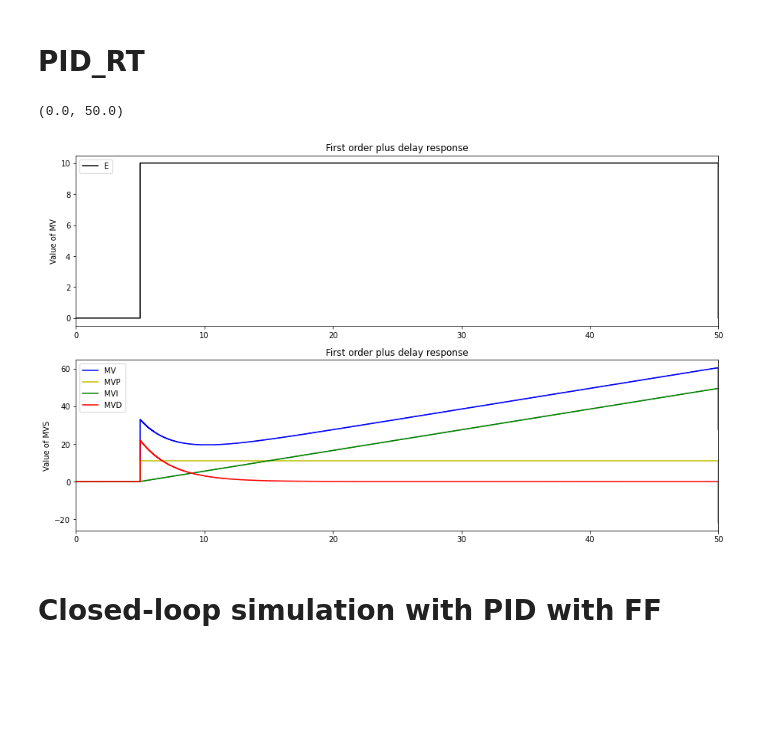
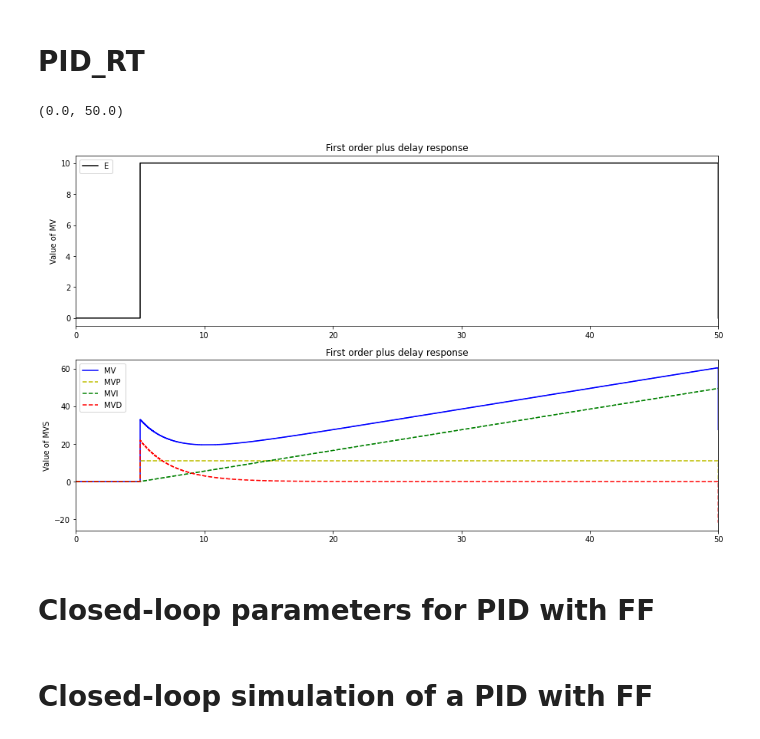
Before and after one commit to jmimassi/Control-Theory, a Jupyter notebook: Package_JM_RS.ipynb, the cells around one changed output. Cells and saved outputs as stored; diff of their text form; code cells hidden in the pictures; blank space fills up the shorter version.

```diff
--- a/Package_JM_RS.ipynb
+++ b/Package_JM_RS.ipynb
@@ -102,13 +102,12 @@ Ti = 10
 Td = 5
 alpha = 0.5
 
-
 for i in range(0,N):
     t.append(i*Ts)
     SelectPath_RT(SPPath,t,SP)
     SelectPath_RT(PVPath,t,PV)
     # PID_RT(SP,PV,Man,MVMan,MVFF,Kc,Ti,Td,alpha, Ts,MVMin,MVMax,MV,MV_P,MV_I,MV_D, E ,MV_FF = False, PVInit = 0, Method = 'EBD-EBD')
-    PID_RT(SP,PV,False,10,10,Kc,Ti,Td,alpha, Ts,0,100,MV,MVP,MVI,MVD,E,False,10,5,Method = 'EBD-EBD')
+    PID_RT(SP,PV,[False],[0],[0],Kc,Ti,Td,alpha, Ts,0,100,MV,MVP,MVI,MVD,E,False,10,5,Method = 'EBD-EBD')
 
 
 plt.figure(figsize = (15,9))
@@ -124,39 +123,39 @@ plt.xlim([0, TSim])
 plt.subplot(2,1,2)
 plt.step(t,MV,'b-',label='MV',where='post')
 #plt.step(t,MVDelay,'b-',linewidth=0.5,label='MV plus delay',where='post')
 plt.ylabel('Value of MV')
 plt.title('First order plus delay response')
 plt.legend(loc='best')
 plt.xlim([0, TSim])
 
 plt.subplot(2,1,2)
-plt.step(t,MVP,'y-',label='MVP',where='post')
+plt.step(t,MVP,'y--',label='MVP',where='post')
 #plt.step(t,MVDelay,'b-',linewidth=0.5,label='MV plus delay',where='post')
 plt.ylabel('Value of MV')
 plt.title('First order plus delay response')
 plt.legend(loc='best')
 plt.xlim([0, TSim])
 
 plt.subplot(2,1,2)
-plt.step(t,MVI,'g-',label='MVI',where='post')
+plt.step(t,MVI,'g--',label='MVI',where='post')
 #plt.step(t,MVDelay,'b-',linewidth=0.5,label='MV plus delay',where='post')
 plt.ylabel('Value of MVI')
 plt.title('First order plus delay response')
 plt.legend(loc='best')
 plt.xlim([0, TSim])
 
 plt.subplot(2,1,2)
-plt.step(t,MVD,'r-',label='MVD',where='post')
+plt.step(t,MVD,'r--',label='MVD',where='post')
 #plt.step(t,MVDelay,'b-',linewidth=0.5,label='MV plus delay',where='post')
 plt.ylabel('Value of MVS')
 plt.title('First order plus delay response')
 plt.legend(loc='best')
 plt.xlim([0, TSim])
 # %% [output]
 (0.0, 50.0)
-[figure, old version]
+[figure, new version]
 # %% [markdown]
-# Closed-loop simulation with PID with FF
+# Closed-loop parameters for PID with FF
 # %%
 # Paramètres de simulation
 
@@ -190,6 +218,8 @@ SPPath = {0 : PV0, 800 : PV0-10, Tsim : PV0-10}
 DVPath = {0 : DV0, 1500 : DV0+10, Tsim : DV0+10}
 ActivateFF = True
 ManFF = False
+# %% [markdown]
+# Closed-loop simulation of a PID with FF
 # %%
 t = []
 SP = []
```
Also changed, not shown: parts of 4 cells of this notebook, 3 other files.
